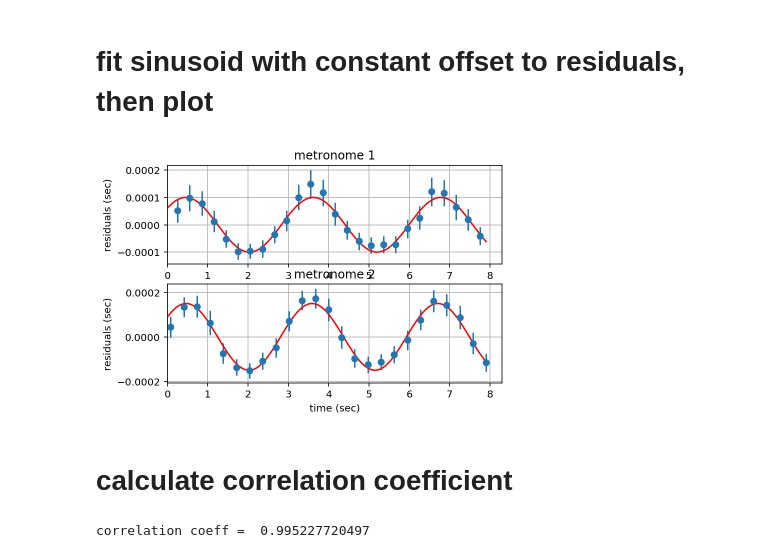
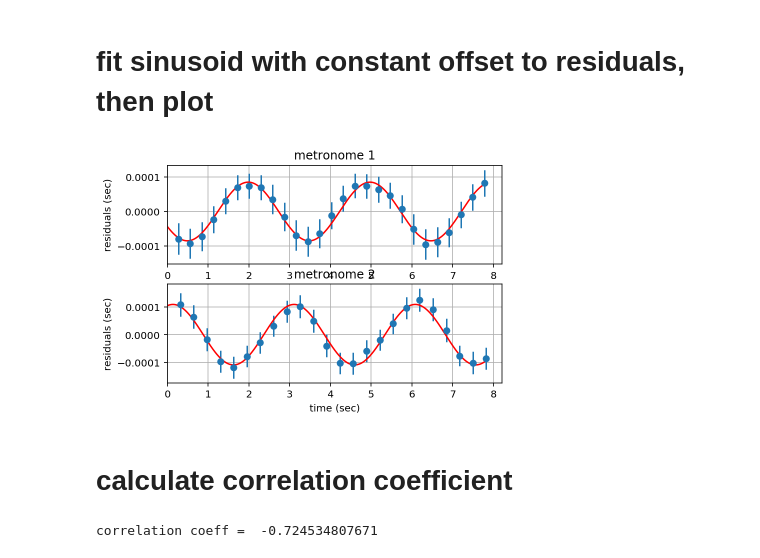
Before and after one commit to josephromano/pta-demo, a Jupyter notebook: code/PTAdemo.ipynb, the cells around one changed output. Cells and saved outputs as stored; diff of their text form; code cells hidden in the pictures.

```diff
--- a/code/PTAdemo.ipynb
+++ b/code/PTAdemo.ipynb
@@ -244,9 +253,9 @@ improved pulse period estimate of metronome 2 = 0.326098824365 sec
 # record double-metronome data
 # %%
 # filenames (time-series and pulse profiles)
-tsfile = 'b200a184b0'
-profilefile1 = 'b200a_profile'
-profilefile2 = 'b184b_profile'
+tsfile = 'm208a184b135'
+profilefile1 = 'm208a_profile'
+profilefile2 = 'm184b_profile'
 T1 = T1new
 T2 = T2new
 # %%
@@ -336,7 +348,7 @@ plt.draw()
 # %%
 # default parameter choices
 p1 = 2e-4
-p2 = 0.3
+p2 = 0.4
 p3 = 0
 p4 = 0
 
@@ -371,38 +383,38 @@ yfit2 = pfit2[0]*np.sin(2*np.pi*pfit2[1]*tfit + pfit2[2])
 
 # constant offsets
 N1 = len(residuals1[:,0])
 N2 = len(residuals2[:,0])
 offset1 = pfit1[3]*np.ones(N1)
 offset2 = pfit2[3]*np.ones(N2)
 
 # plot residuals with constants removed and with best fit sinusoids
 plt.figure()
 plt.subplot(2,1,1)
 plt.errorbar(residuals1[:,0], residuals1[:,1]-offset1, errorbars1[:,1], fmt='o')
 plt.plot(tfit, yfit1, 'r-')
 plt.xlim(0, tlim)
 plt.ylabel('residuals (sec)')
 plt.title('metronome 1')
 plt.grid('on')
 
 plt.subplot(2,1,2)
 plt.errorbar(residuals2[:,0], residuals2[:,1]-offset2, errorbars2[:,1], fmt='o')
 plt.plot(tfit, yfit2, 'r-')
 plt.xlim(0, tlim)
 plt.xlabel('time (sec)')
 plt.ylabel('residuals (sec)')
 plt.title('metronome 2')
 plt.grid('on')
 plt.draw()
 
 # print to file
 plt.savefig(tsfile + "_residuals.pdf", bbox_inches='tight')
 # %% [output]
-[figure, old version]
+[figure, new version]
 # %% [markdown]
 # calculate correlation coefficient
 # %%
 rhox, rhoy, rhoxy = calcorrcoeff(yfit1, yfit2)
 print 'correlation coeff = ', rhoxy
 # %% [output]
-correlation coeff =  0.995227720497
+correlation coeff =  -0.724534807671
```
Also changed, not shown: parts of 14 cells of this notebook.
